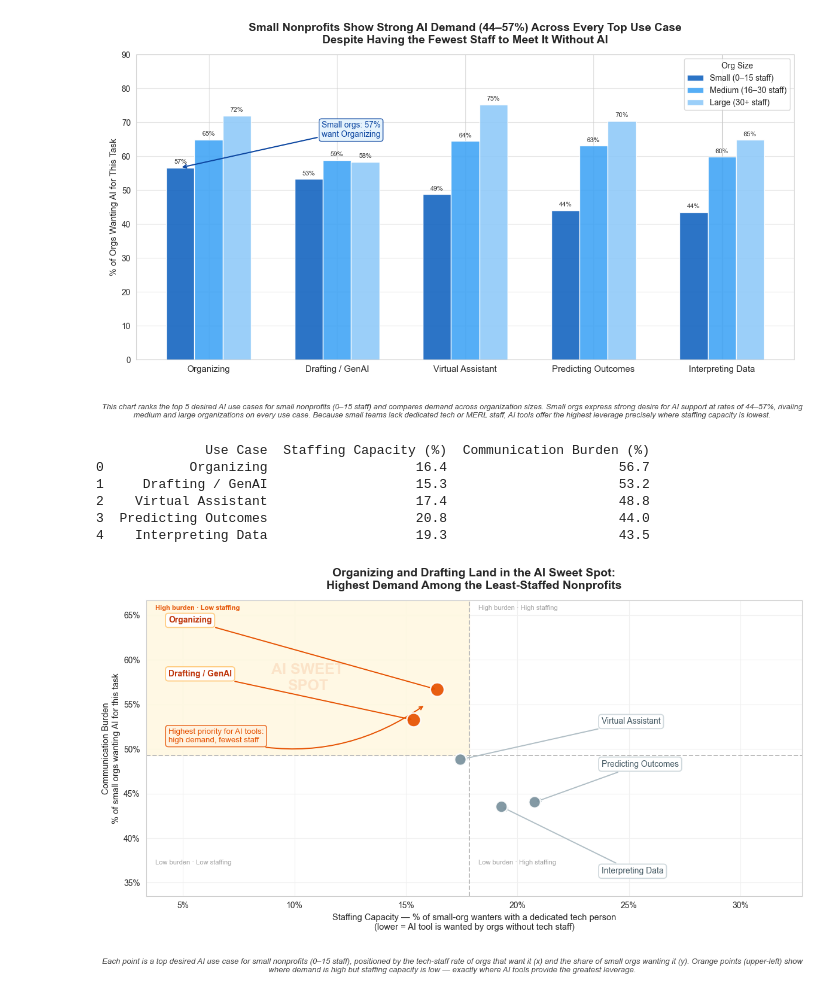
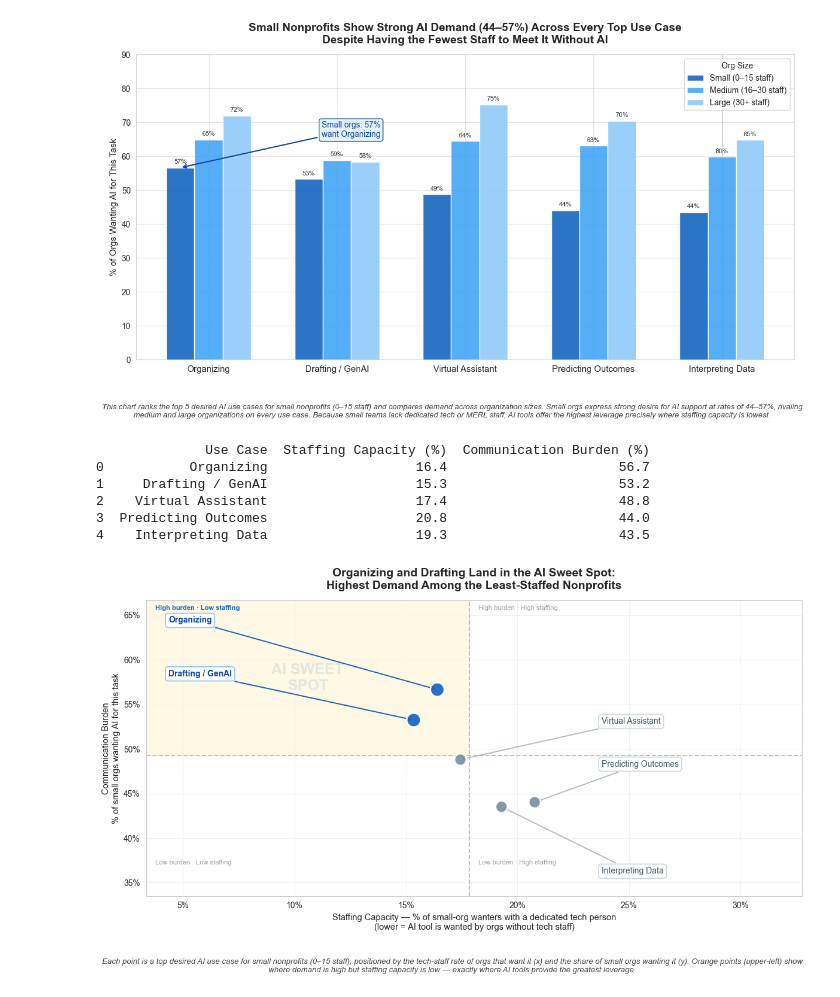
Before and after one commit to BoppingNoodles/SP26_Datathon, a Jupyter notebook: work/section_4_5_person_c.ipynb, the cells around one changed output. Drawn from its saved outputs; the diff is of its cells as text; code cells hidden in the pictures.

Commit message:
2x2 matrix: blue sweet-spot dots, remove priority callout
- Sweet-spot points (Organizing, Drafting) now blue; others stay grey
- All sweet-spot labels/arrows/watermark updated to match blue
- Removed "Highest priority for AI tools" annotation

Co-Authored-By: Claude Sonnet 4.6 <noreply@anthropic.com>

```diff
--- a/work/section_4_5_person_c.ipynb
+++ b/work/section_4_5_person_c.ipynb
@@ -344,7 +344,7 @@ ax.axvline(x_mid, color='#BDBDBD', lw=1.4, ls='--', zorder=2)
 
 # Color sweet-spot points orange; others grey
 sweet_mask = (x_vals < x_mid) & (y_vals > y_mid)
-pt_colors  = ['#E65100' if s else '#78909C' for s in sweet_mask]
+pt_colors  = ['#1565C0' if s else '#78909C' for s in sweet_mask]
 pt_sizes   = [280 if s else 200 for s in sweet_mask]
 ax.scatter(x_vals, y_vals, s=pt_sizes, c=pt_colors, zorder=4,
            alpha=0.92, edgecolors='white', linewidths=1.8)
@@ -359,9 +359,9 @@ label_xy = {
 }
 for _, row in matrix_df.iterrows():
     is_sweet    = (row['Staffing Capacity (%)'] < x_mid) and (row['Communication Burden (%)'] > y_mid)
-    txt_color   = '#BF360C' if is_sweet else '#455A64'
-    arrow_color = '#E65100' if is_sweet else '#B0BEC5'
-    box_ec      = '#FFCC80' if is_sweet else '#CFD8DC'
+    txt_color   = '#0D47A1' if is_sweet else '#455A64'
+    arrow_color = '#1565C0' if is_sweet else '#B0BEC5'
+    box_ec      = '#90CAF9' if is_sweet else '#CFD8DC'
     lx, ly = label_xy[row['Use Case']]
     ax.annotate(
         row['Use Case'],
@@ -378,14 +378,14 @@ for _, row in matrix_df.iterrows():
 ax.text(
     (xlim[0] + x_mid) / 2, (y_mid + ylim[1]) / 2,
     "AI SWEET\nSPOT",
-    ha='center', va='center', fontsize=18, color='#E65100',
+    ha='center', va='center', fontsize=18, color='#1565C0',
     fontweight='bold', alpha=0.12
 )
 
 # Subtle quadrant corner labels
 kw = dict(va='top', fontsize=8)
 ax.text(xlim[0] + 0.4, ylim[1] - 0.5,
-        'High burden · Low staffing', color='#E65100', fontweight='bold', **kw)
+        'High burden · Low staffing', color='#1565C0', fontweight='bold', **kw)
 ax.text(x_mid  + 0.4, ylim[1] - 0.5,
         'High burden · High staffing', color='#9E9E9E', **kw)
 ax.text(xlim[0] + 0.4, ylim[0] + 3.5,
@@ -393,16 +393,6 @@ ax.text(xlim[0] + 0.4, ylim[0] + 3.5,
 ax.text(x_mid  + 0.4, ylim[0] + 3.5,
         'Low burden · High staffing', color='#9E9E9E', fontsize=8)
 
-# Callout: bracket the two sweet-spot points and label the pattern
-ax.annotate(
-    "Highest priority for AI tools:\nhigh demand, fewest staff",
-    xy=(15.85, 54.95),
-    xytext=(xlim[0] + 1.0, y_mid + 1.5),
-    fontsize=9.5, color='#E65100',
-    arrowprops=dict(arrowstyle='->', color='#E65100', lw=1.4,
-                    connectionstyle='arc3,rad=0.25'),
-    bbox=dict(boxstyle='round,pad=0.35', fc='#FFF3E0', ec='#E65100', alpha=0.93)
-)
 
 ax.set_xlim(xlim)
 ax.set_ylim(ylim)
@@ -416,31 +406,31 @@ ax.set_xlabel(
 ax.set_ylabel(
     'Communication Burden\n'
     '% of small orgs wanting AI for this task',
     fontsize=10.5
 )
 ax.set_title(
     "Organizing and Drafting Land in the AI Sweet Spot:\n"
     "Highest Demand Among the Least-Staffed Nonprofits",
     fontsize=14, fontweight='bold', pad=14
 )
 
 pyplot.tight_layout(rect=[0, 0.09, 1, 1])
 fig.text(
     0.5, 0.01,
     "Each point is a top desired AI use case for small nonprofits (0–15 staff), "
     "positioned by the tech-staff rate of orgs that want it (x) "
     "and the share of small orgs wanting it (y). "
     "Orange points (upper-left) show where demand is high but staffing capacity is low — "
     "exactly where AI tools provide the greatest leverage.",
     ha='center', va='bottom', fontsize=9.5, color='#444', style='italic',
     wrap=True
 )
 pyplot.show()
 # %% [output]
               Use Case  Staffing Capacity (%)  Communication Burden (%)
 0           Organizing                   16.4                      56.7
 1     Drafting / GenAI                   15.3                      53.2
 2    Virtual Assistant                   17.4                      48.8
 3  Predicting Outcomes                   20.8                      44.0
 4    Interpreting Data                   19.3                      43.5
-[figure, old version]
+[figure, new version]
```
